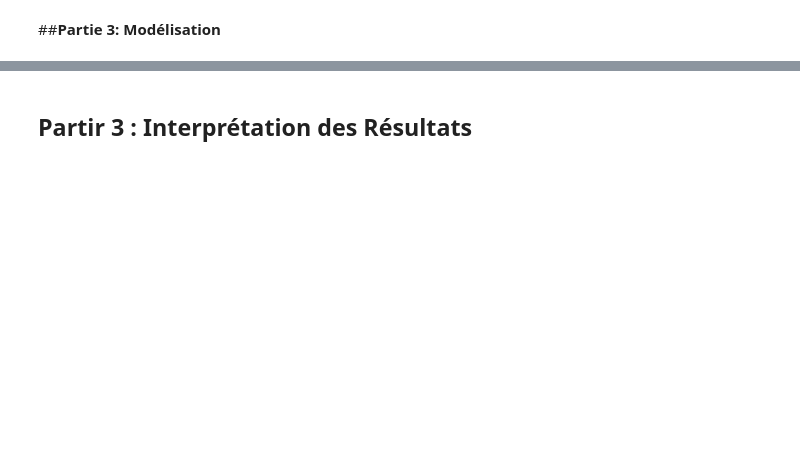
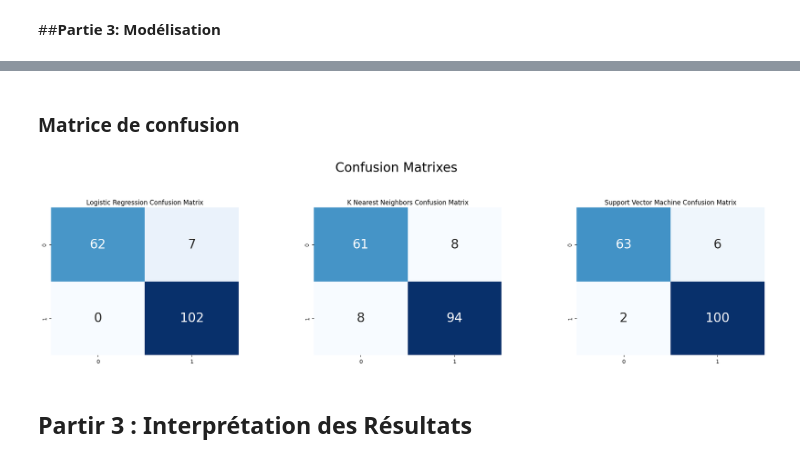
Before and after one commit to appistore/Cancer-du-Sein, a Jupyter notebook: Cancer_du_sein.ipynb, the cells around one changed output, grey strips where cells are left out. Saved outputs shown, nothing was run; the diff lists cells and outputs as text; code cells hidden in the pictures; blank space fills up the shorter version.

```diff
--- a/Cancer_du_sein.ipynb
+++ b/Cancer_du_sein.ipynb
@@ -516,3 +516,27 @@ f1 rf =  0.9462010382255781
+# %% [markdown]
+### Matrice de confusion
+# %%
+plt.figure(figsize=(24,12))
+
+plt.suptitle("Confusion Matrixes",fontsize=24)
+plt.subplots_adjust(wspace = 0.4, hspace= 0.4)
+
+plt.subplot(2,3,1)
+plt.title("Logistic Regression Confusion Matrix")
+sns.heatmap(cm_knn,annot=True,cmap="Blues",fmt="d",cbar=False, annot_kws={"size": 24})
+
+plt.subplot(2,3,2)
+plt.title("K Nearest Neighbors Confusion Matrix")
+sns.heatmap(cm_dt,annot=True,cmap="Blues",fmt="d",cbar=False, annot_kws={"size": 24})
+
+plt.subplot(2,3,3)
+plt.title("Support Vector Machine Confusion Matrix")
+sns.heatmap(cm_rf,annot=True,cmap="Blues",fmt="d",cbar=False, annot_kws={"size": 24})
+
+
+plt.show()
+# %% [output]
+[figure, added]
 # %% [markdown]
 ## Partir 3 : Interprétation des Résultats
 # %%
```
Also changed, not shown: parts of 12 cells of this notebook.
